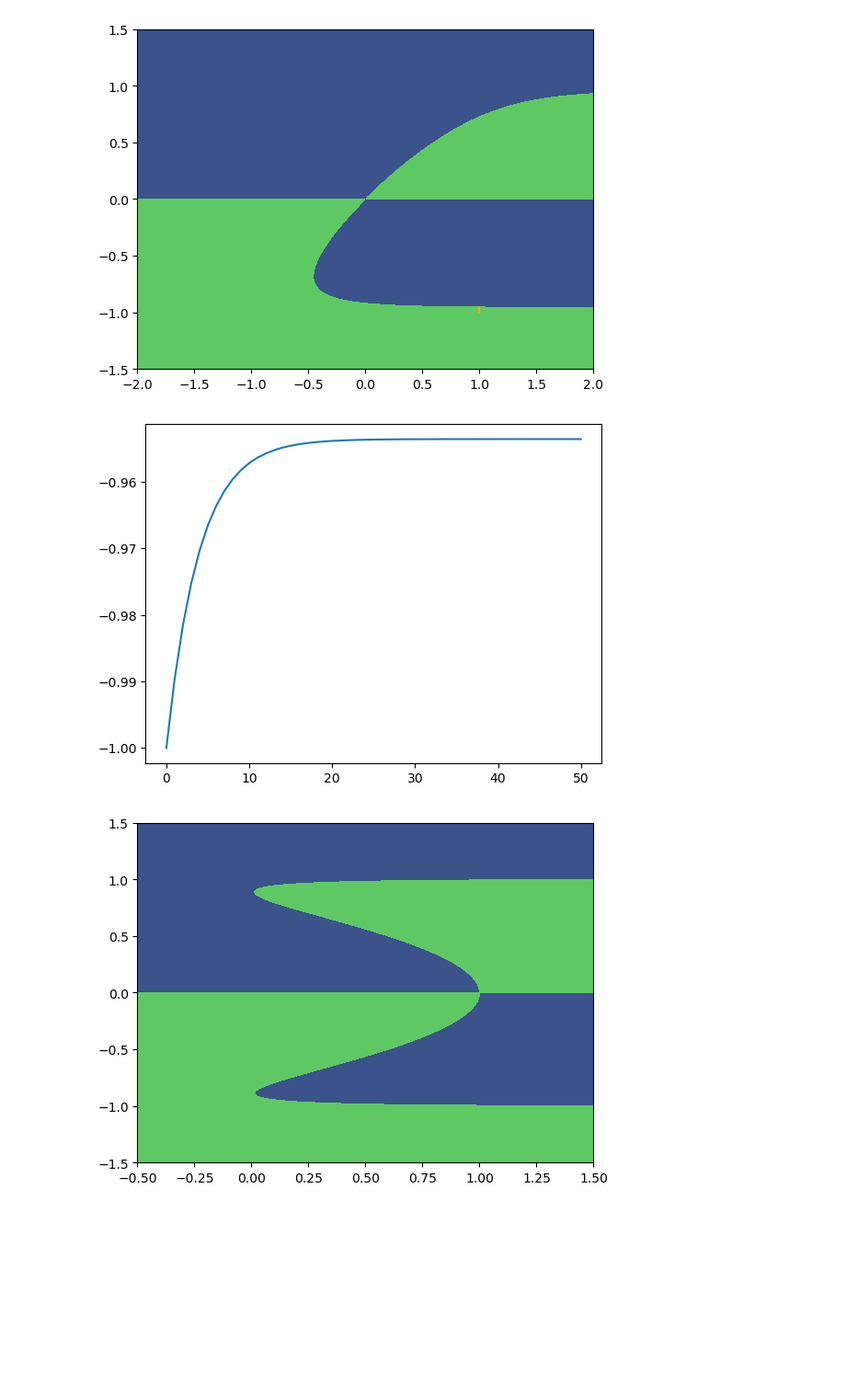
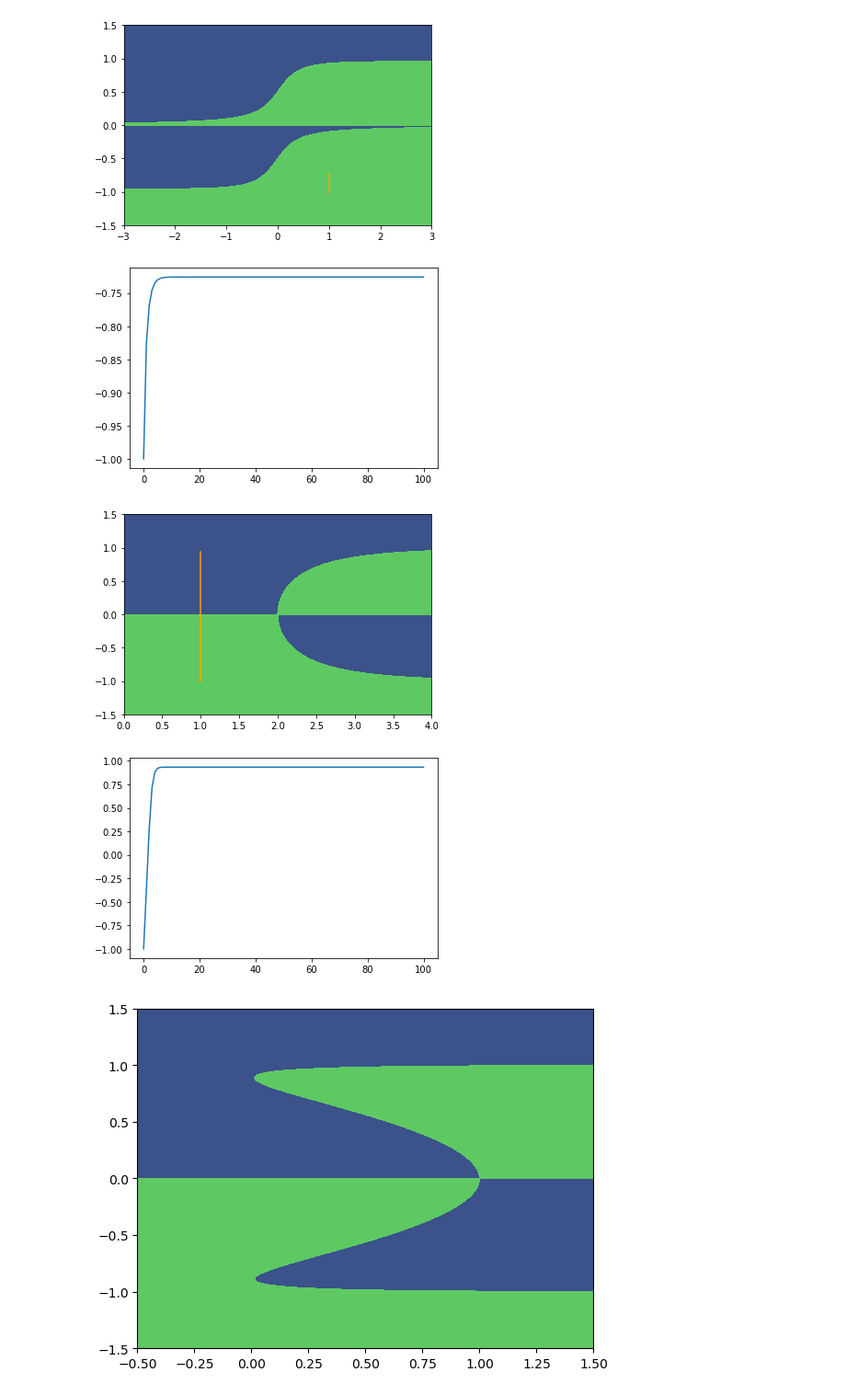
Before and after one commit to gerome-andry/RNN-dynamics, a Jupyter notebook: Analysis.ipynb, the cells around one changed output. Shown at 92% size. Cells and saved outputs as stored; diff of their text form; code cells hidden in the pictures; blank space fills up the shorter version.

```diff
--- a/Analysis.ipynb
+++ b/Analysis.ipynb
@@ -1,42 +1,79 @@
 # %%
 from dynRNN.cells import *
+# %%
+# BRC
+
+x = torch.linspace(-3, 3, 1000)
+y = torch.linspace(-1.5, 1.5, 1001)
+
+xy_grid = torch.meshgrid(x, y, indexing="ij")
+
+x_g = xy_grid[0].T
+y_g = xy_grid[1].T.flip(0, 1)
+
+BRC = BRCell()
+Pa = 0
+C = 0
+W = 0
+Wc = 1
+Wa = 1
+pars = Pa, C, W, Wc, Wa
+
+ax = BRC.phaseplane(x_g, y_g, pars, input=0.1, bifurcation=True)
+
+xt = torch.ones(100)
+h0 = torch.tensor(-1)
+s0 = torch.tensor(1)
+
+ht, st = BRC.trajectory(h0, s0, pars, xt)
+ax.plot(st[0]*torch.ones(len(ht)), ht, 'orange')
+plt.show()
+
+# plt.plot(xt)
+# plt.plot(B*torch.tanh(torch.tensor(D*C))/(1-A)*torch.ones_like(xt), 'blue')
+# plt.plot(D*torch.ones_like(xt), 'blue')
+plt.plot(ht)
+plt.show()
+# %% [output]
+[figure, added]
+[figure, added]
 # %%
-# GRU/BRC
+# GRU
 
-x = torch.linspace(-2, 2, 1000)
-y = torch.linspace(-1.5, 1.5, 301)
+x = torch.linspace(0, 4, 1000)
+y = torch.linspace(-1.5, 1.5, 1001)
 
 xy_grid = torch.meshgrid(x, y, indexing="ij")
 
 x_g = xy_grid[0].T
 y_g = xy_grid[1].T.flip(0, 1)
 
-BRC = BRCell()
-Pa = -1
+BRC = GRUCell()
+Pa = 0
 C = 1
 W = 1
 Wc = 1
 Wa = 1
 pars = Pa, C, W, Wc, Wa
 
 ax = BRC.phaseplane(x_g, y_g, pars, input=0, bifurcation=True)
 
-xt = 0*torch.randn(50)
+xt = torch.ones(100)
 h0 = torch.tensor(-1)
 s0 = torch.tensor(1)
 
 ht, st = BRC.trajectory(h0, s0, pars, xt)
 ax.plot(st[0]*torch.ones(len(ht)), ht, 'orange')
 plt.show()
 
 # plt.plot(xt)
 # plt.plot(B*torch.tanh(torch.tensor(D*C))/(1-A)*torch.ones_like(xt), 'blue')
 # plt.plot(D*torch.ones_like(xt), 'blue')
 plt.plot(ht)
 plt.show()
 # %% [output]
-[figure, old version]
+[figure, new version]
-[figure, old version]
+[figure, new version]
 # %%
 # TRC
 
```
Also changed, not shown: parts of 1 cell of this notebook, 2 other files.
